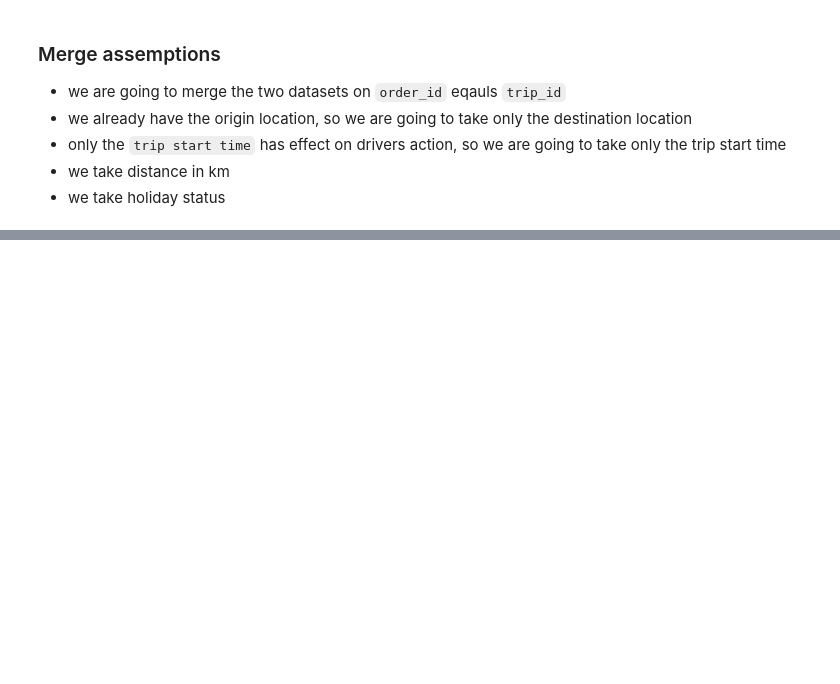
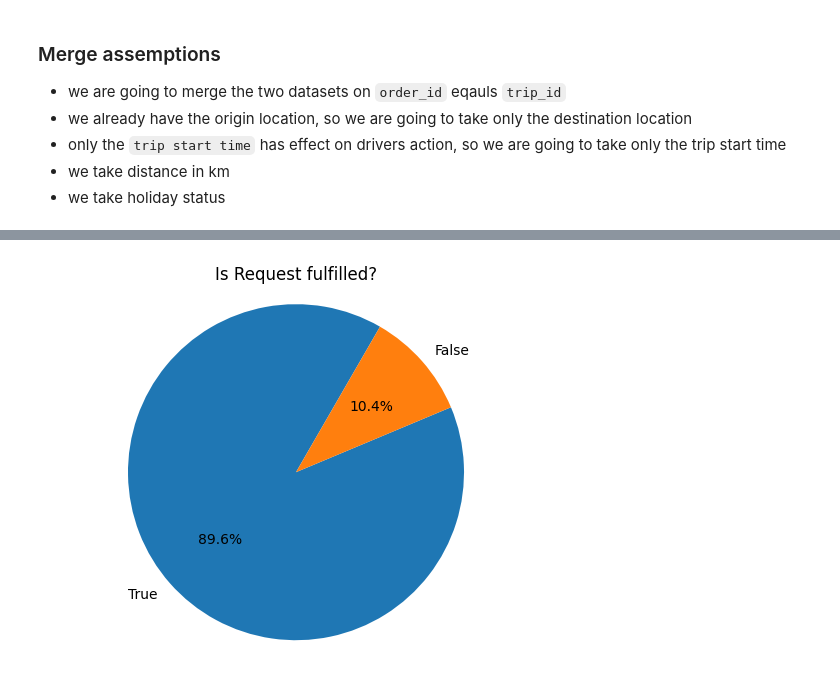
Before and after one commit to Nathnael12/Causal-Inference, a Jupyter notebook: notebooks/delivery_request_EDA.ipynb, the cells around one changed output, grey strips where cells are left out. Saved outputs shown, nothing was run; the diff lists cells and outputs as text; code cells hidden in the pictures; blank space fills up the shorter version.

```diff
--- a/notebooks/delivery_request_EDA.ipynb
+++ b/notebooks/delivery_request_EDA.ipynb
@@ -216,3 +226,15 @@ merged_df=merged_df[["id","order_id","driver_id","driver_lat","driver_lng","orig
+# %%
+labels= merged_df["fulfilled"].value_counts().index
+sizes= ( merged_df["fulfilled"].value_counts())
+
+plt.pie(sizes,labels=labels,startangle=60, autopct='%1.1f%%')
+
+plt.axis('equal')
+plt.title("Is Request fulfilled?")
+
+plt.show()
+# %% [output]
+[figure, added]
 # %%
 merged_df.distance_diff.describe()
 # %% [output]
```
Also changed, not shown: parts of 18 cells of this notebook.
